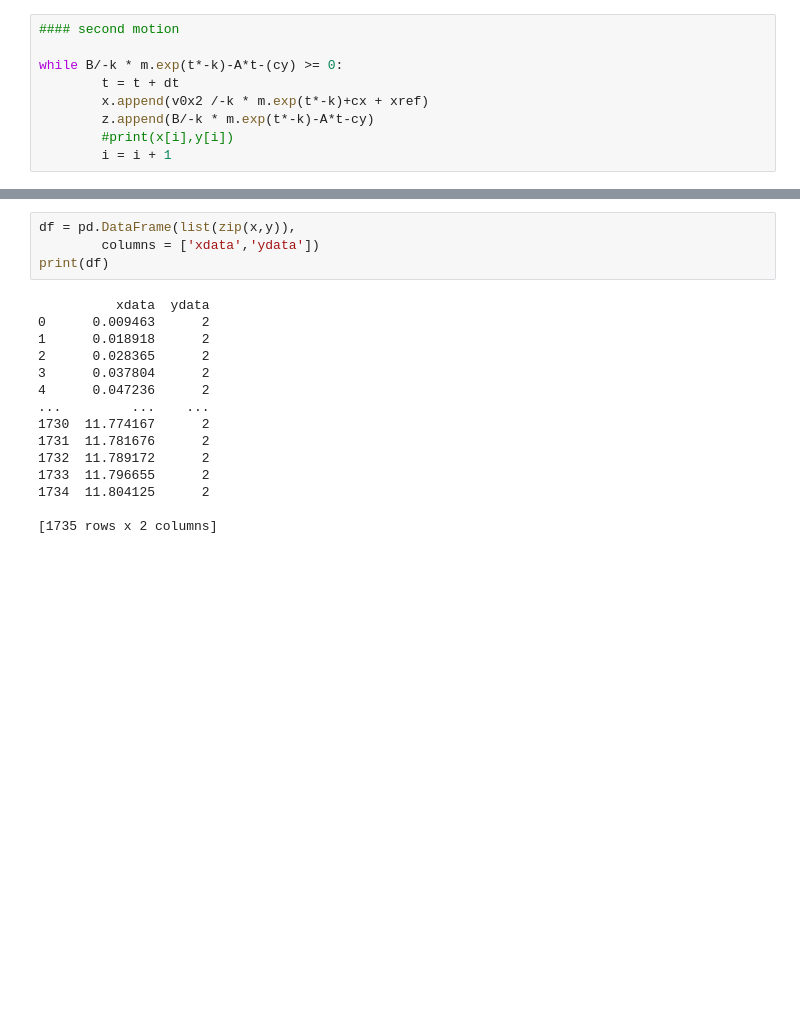
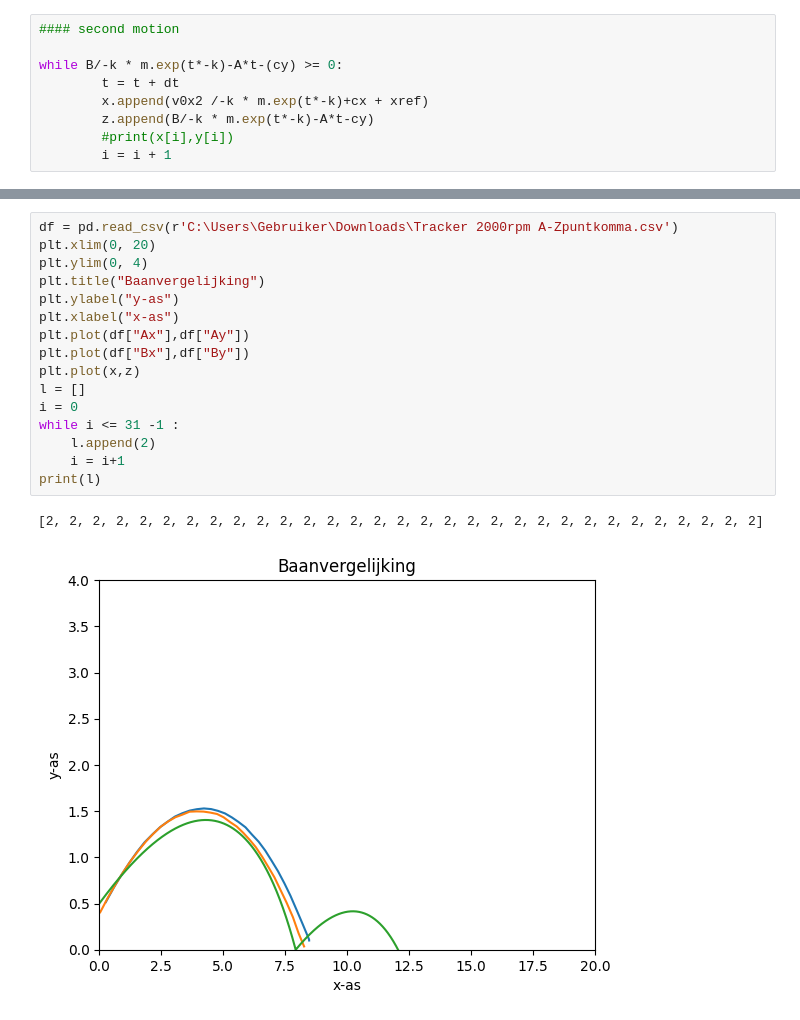
Before and after one commit to shiitprogrammer/Tennisballauncher, a Jupyter notebook: test.ipynb, the cells around one changed output, grey strips where cells are left out. Cells and saved outputs as stored; diff of their text form; blank space fills up the shorter version.

```diff
--- a/test.ipynb
+++ b/test.ipynb
@@ -129,19 +119,19 @@ plt.show()
-# %%
-df = pd.DataFrame(list(zip(x,y)),
-        columns = ['xdata','ydata'])
-print(df)
-# %% [output]
-          xdata  ydata
-0      0.009463      2
-1      0.018918      2
-2      0.028365      2
-3      0.037804      2
-4      0.047236      2
-...         ...    ...
-1730  11.774167      2
-1731  11.781676      2
-1732  11.789172      2
-1733  11.796655      2
-1734  11.804125      2
-
-[1735 rows x 2 columns]
+# %%
+df = pd.read_csv(r'C:\Users\Gebruiker\Downloads\Tracker 2000rpm A-Zpuntkomma.csv')
+plt.xlim(0, 20)
+plt.ylim(0, 4)
+plt.title("Baanvergelijking")
+plt.ylabel("y-as")
+plt.xlabel("x-as")
+plt.plot(df["Ax"],df["Ay"])
+plt.plot(df["Bx"],df["By"])
+plt.plot(x,z)
+l = []
+i = 0
+while i <= 31 -1 :
+    l.append(2)
+    i = i+1
+print(l)
+# %% [output]
+[2, 2, 2, 2, 2, 2, 2, 2, 2, 2, 2, 2, 2, 2, 2, 2, 2, 2, 2, 2, 2, 2, 2, 2, 2, 2, 2, 2, 2, 2, 2]
+[figure, added]
```
Also changed, not shown: parts of 5 cells of this notebook, 1 other file.
